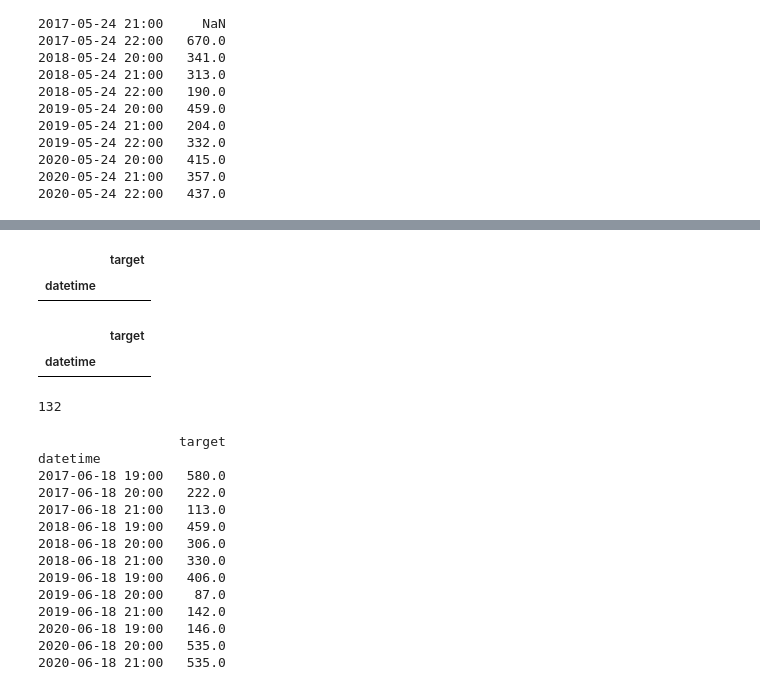
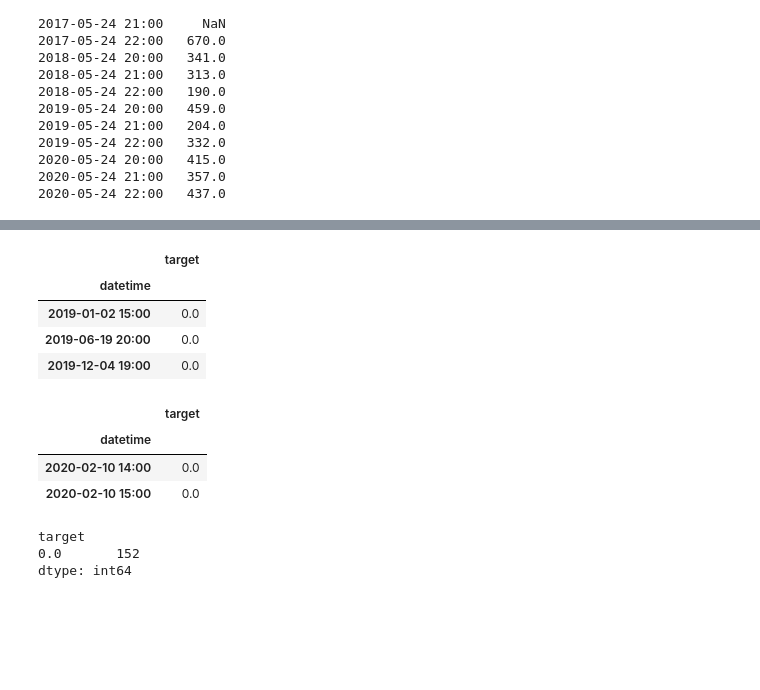
Before and after one commit to pyh5214/ML_Time-Series-Analysis, a Jupyter notebook: water.ipynb, the cells around one changed output, grey strips where cells are left out. Cells and saved outputs as stored; diff of their text form; code cells hidden in the pictures; blank space fills up the shorter version.

```diff
--- a/water.ipynb
+++ b/water.ipynb
@@ -80,17 +80,17 @@ water.sort_values(by='target', ascending=False)
 # %%
 water.target = water.target.round(0)
 # %%
-water.target.replace(0, np.NaN, inplace=True)
+water.target.replace(np.NaN, 0, inplace=True)
 # %%
 water.plot()
 # %% [output]
 <AxesSubplot:xlabel='datetime'>
 [figure]
 # %%
-water[water.target == water.target.max()] = np.nan  # 위아래 평균값 넣기
+water[water.target == water.target.max()] = 0
 # %%
 for i in range(2):
-    water[water.target == water.target.min()] = np.nan  # np.NaN
+    water[water.target == water.target.min()] = 0
 # %%
 water.plot()
 # %% [output]
@@ -323,15 +326,22 @@ water[(water.index.year == 2018) & (water.target.isna())]
 # %%
-water[(water.index.year == 2019) & (water.target.isna())]
+water[(water.index.year == 2019) & (water.target == 0)]
 # %% [output]
 |  | target |
 | datetime |  |
+| 2019-01-02 15:00 | 0.0 |
+| 2019-06-19 20:00 | 0.0 |
+| 2019-12-04 19:00 | 0.0 |
 # %%
-water[(water.index.year == 2020) & (water.target.isna())]
+water[(water.index.year == 2020) & (water.target == 0)]
 # %% [output]
 |  | target |
 | datetime |  |
+| 2020-02-10 14:00 | 0.0 |
+| 2020-02-10 15:00 | 0.0 |
 # %%
-water.target.isna().sum()
+water[water.target == 0].value_counts()
 # %% [output]
-132
+target
+0.0       152
+dtype: int64
 # %%
@@ -341,17 +351,0 @@ def view_time(month, day, hour):
-# %%
-view_time(6, 18, 20)
-# %% [output]
-                  target
-datetime
-2017-06-18 19:00   580.0
-2017-06-18 20:00   222.0
-2017-06-18 21:00   113.0
-2018-06-18 19:00   459.0
-2018-06-18 20:00   306.0
-2018-06-18 21:00   330.0
-2019-06-18 19:00   406.0
-2019-06-18 20:00    87.0
-2019-06-18 21:00   142.0
-2020-06-18 19:00   146.0
-2020-06-18 20:00   535.0
-2020-06-18 21:00   535.0
```
Also changed, not shown: parts of 24 cells of this notebook.
